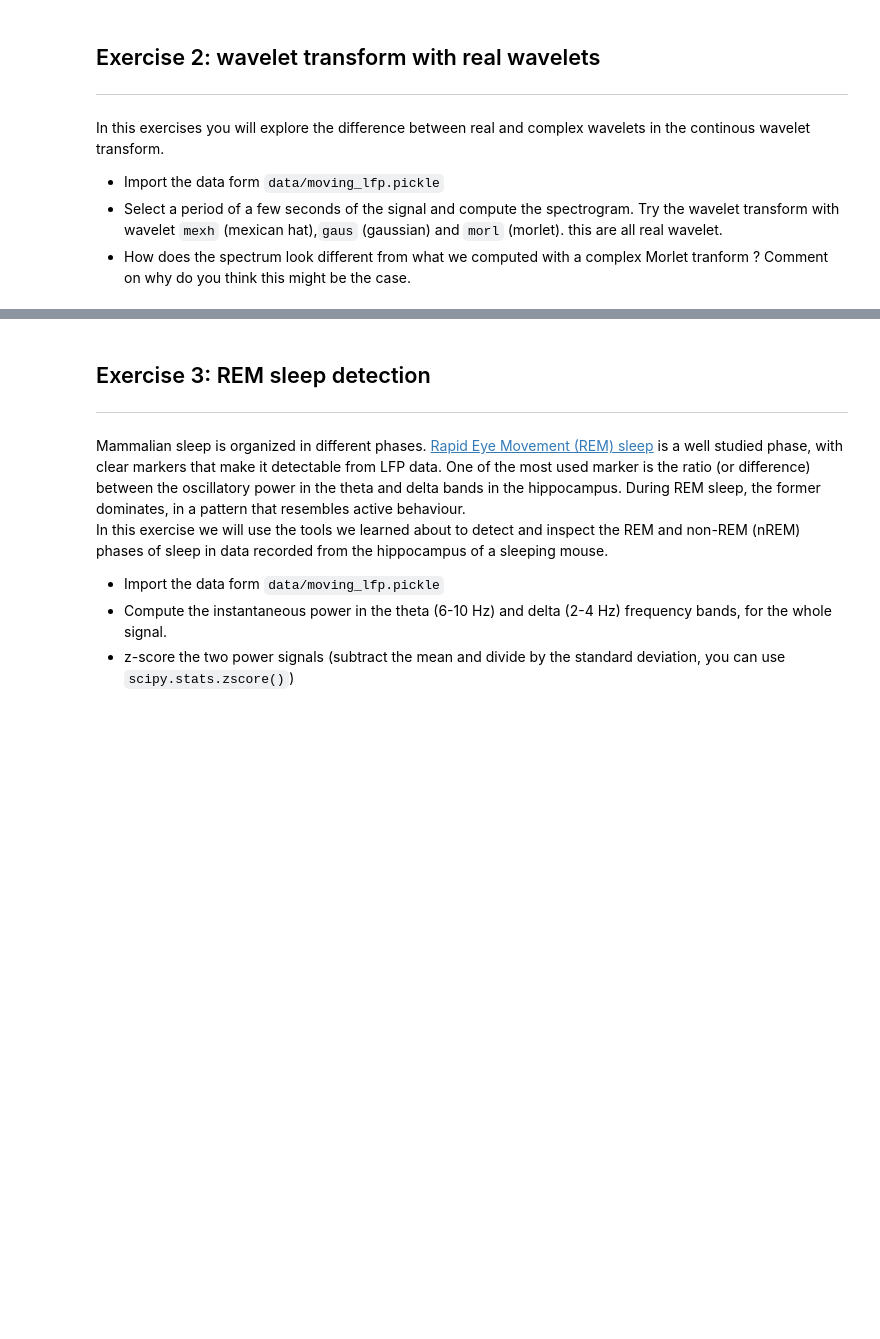
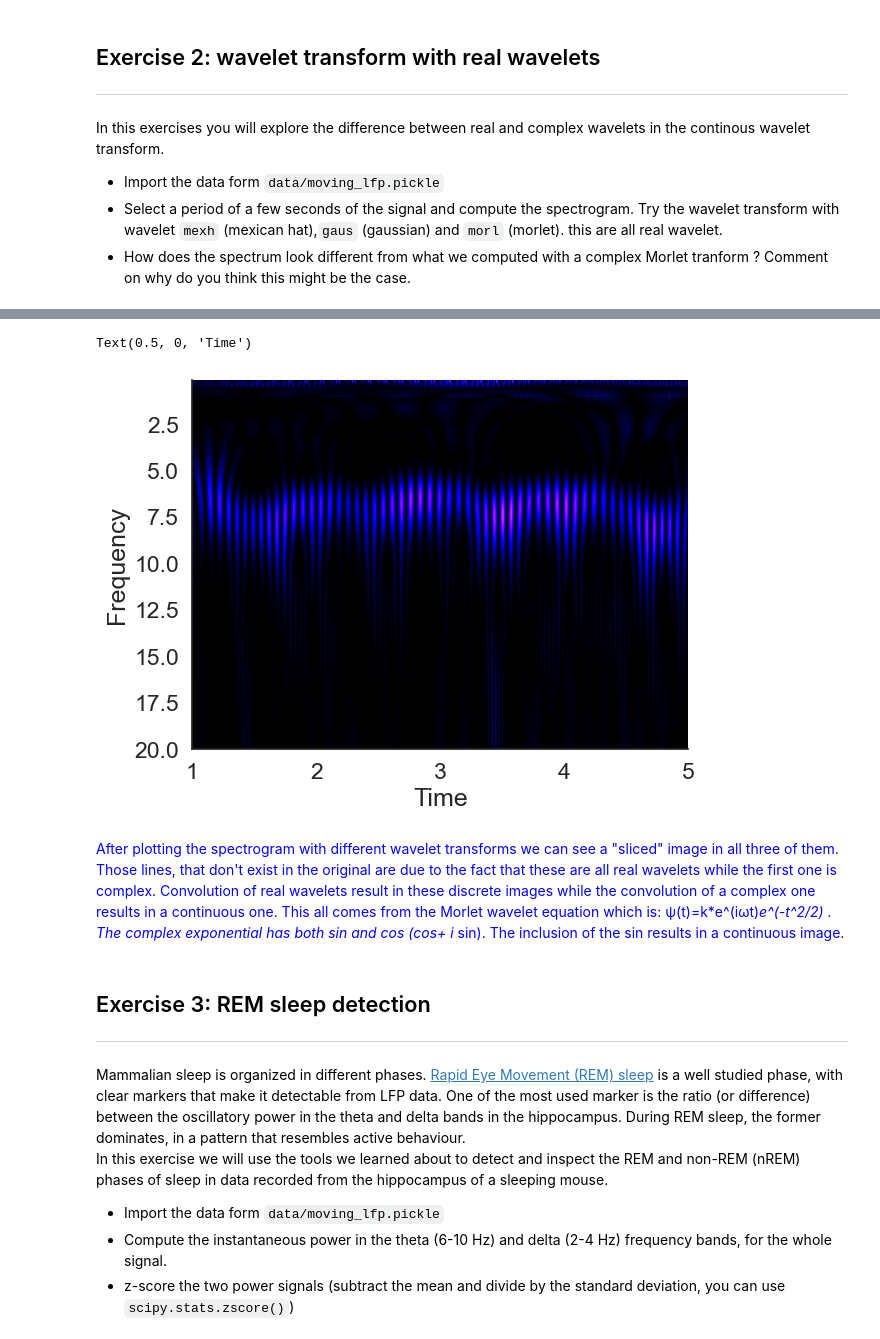
Before and after one commit to OrfeasGD/Neuranal, a Jupyter notebook: LFP_Orfeas.ipynb, the cells around one changed output, grey strips where cells are left out. Drawn from its saved outputs; the diff is of its cells as text; code cells hidden in the pictures; blank space fills up the shorter version.

```diff
--- a/LFP_Orfeas.ipynb
+++ b/LFP_Orfeas.ipynb
@@ -170,3 +237,18 @@ In this exercises you will explore the difference between real and complex wavel
+# %%
+#Plotting the spectrogram for the first 5 seconds
+#with a morlet wavelet transform.!!!It actually is only the real part of the morlet wavelet.!!!
+scales = scale2frequency(morl, frequencies)
+cwtmatrmr, _ = cwt(sig, wavelet=morl, scales=scales,
+                  sampling_period=1.0/sampling_rate)
+plt.imshow(abs(cwtmatrmr)**2, extent=[start,end,frequencies[-1]*sampling_rate,
+                         frequencies[0]*sampling_rate], aspect='auto', cmap=plt.cm.gnuplot2)
+plt.ylabel('Frequency')
+plt.xlabel('Time')
+# %% [output]
+Text(0.5, 0, 'Time')
+[figure, added]
+# %% [markdown]
+<font color='blue'>After plotting the spectrogram with different wavelet transforms we can see a "sliced" image in all three of them. Those lines, that don't exist in the original are due to the fact that these are all real wavelets while the first one is complex. Convolution of real wavelets result in these discrete images while the convolution of a complex one results in a continuous one. This all comes from the Morlet wavelet equation which is: ψ(t)=k*e^(iωt)*e^(-t^2/2) . The complex exponential has both sin and cos (cos+ i* sin). The inclusion of the sin results in a continuous image.  </font>
 # %% [markdown]
 ## Exercise 3: REM sleep detection
 ---
```
Also changed, not shown: parts of 10 cells of this notebook.
